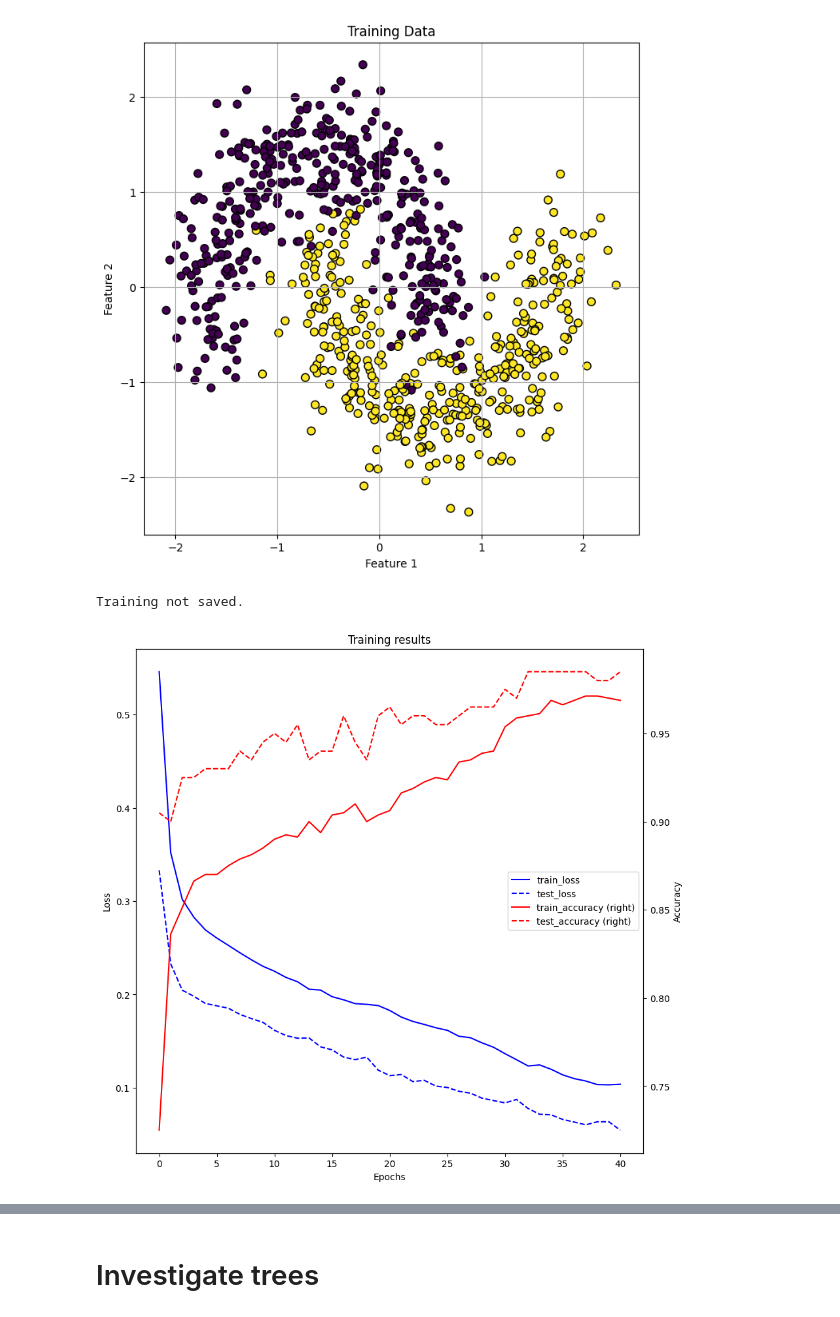
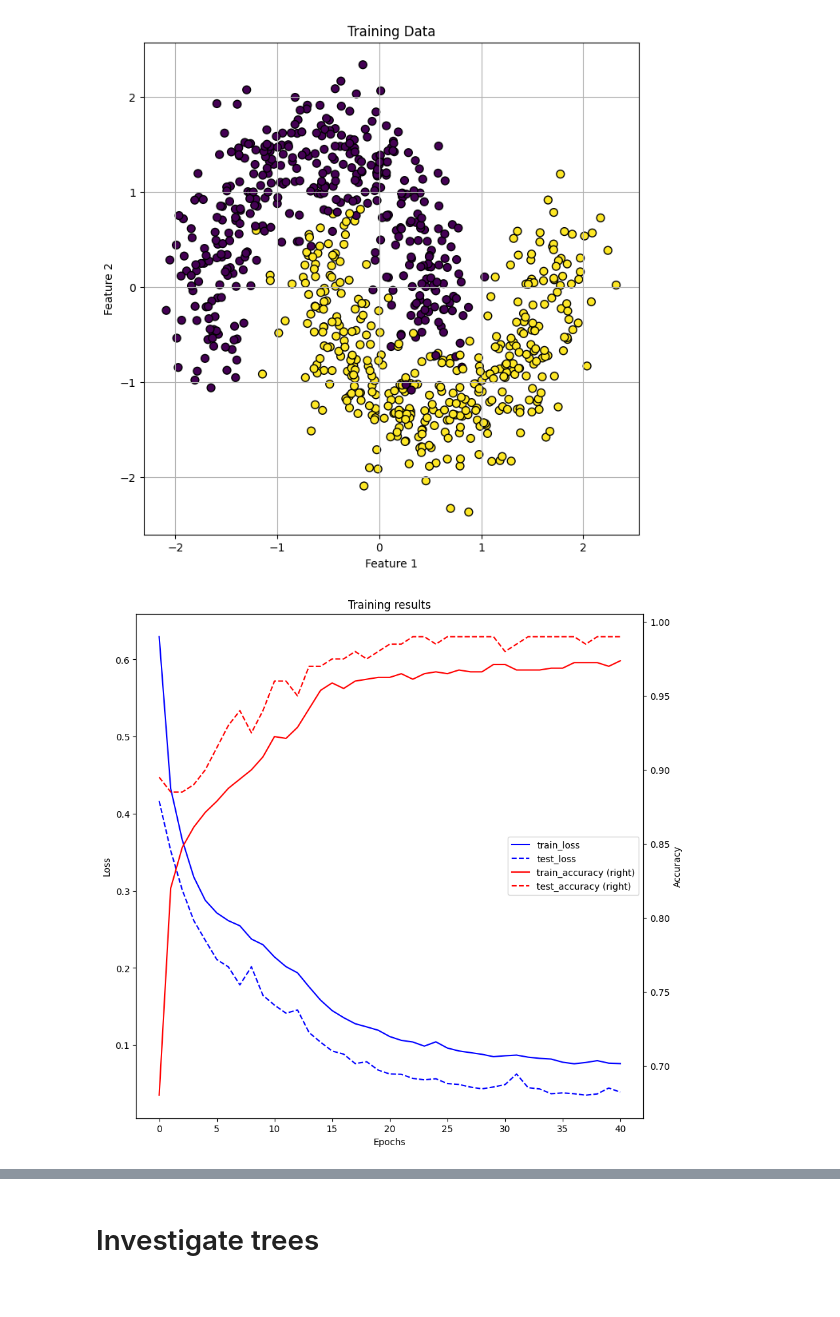
Before and after one commit to Johanmkr/WP1-Polyhedra, a Jupyter notebook: notebooks/optimize_new_tree.ipynb, the cells around one changed output, grey strips where cells are left out. Drawn from its saved outputs; the diff is of its cells as text; code cells hidden in the pictures.

```diff
--- a/notebooks/optimize_new_tree.ipynb
+++ b/notebooks/optimize_new_tree.ipynb
@@ -18,7 +18,7 @@ sys.path.append('../')
 from geobin import Region, Tree, RegionTree, TreeNode
 # %%
 from src_experiment import get_moons_data, train_model, NeuralNet
-train, test = get_moons_data(feature_noise=0.2)
+train, test = get_moons_data(feature_noise=.2)
 all_features = []
 all_labels = []
 
@@ -43,23 +43,23 @@ plt.ylabel("Feature 2")
 plt.grid(True)
 plt.show()
 # %% [output]
-[figure, old version]
+[figure, new version]
 # %%
 from visualization import plot_training
-hidden_sizes = [0,15,5,3,1]
+from src_experiment import get_test_data
+hidden_sizes = [0,15,10,5,1]
 
 ActNet = NeuralNet(
     input_size = 2,
     hidden_sizes = hidden_sizes[1:-1],
     num_classes=1,
     seed=3,
 )
 
-res, states = train_model(ActNet, train, test, epochs=41, save_everyth_epoch=10, RETURN_STATES=True)
+res, = train_model(ActNet, train, test, epochs=41, save_everyth_epoch=10, SAVE_STATES=True, savepath=get_test_data())
 plot_training(res)
 # %% [output]
-Training not saved.
-[figure, old version]
+[figure, new version]
 # %%
 trees = {}
 tot_start = time.time()
```
Also changed, not shown: parts of 3 cells of this notebook, 1 other file.
